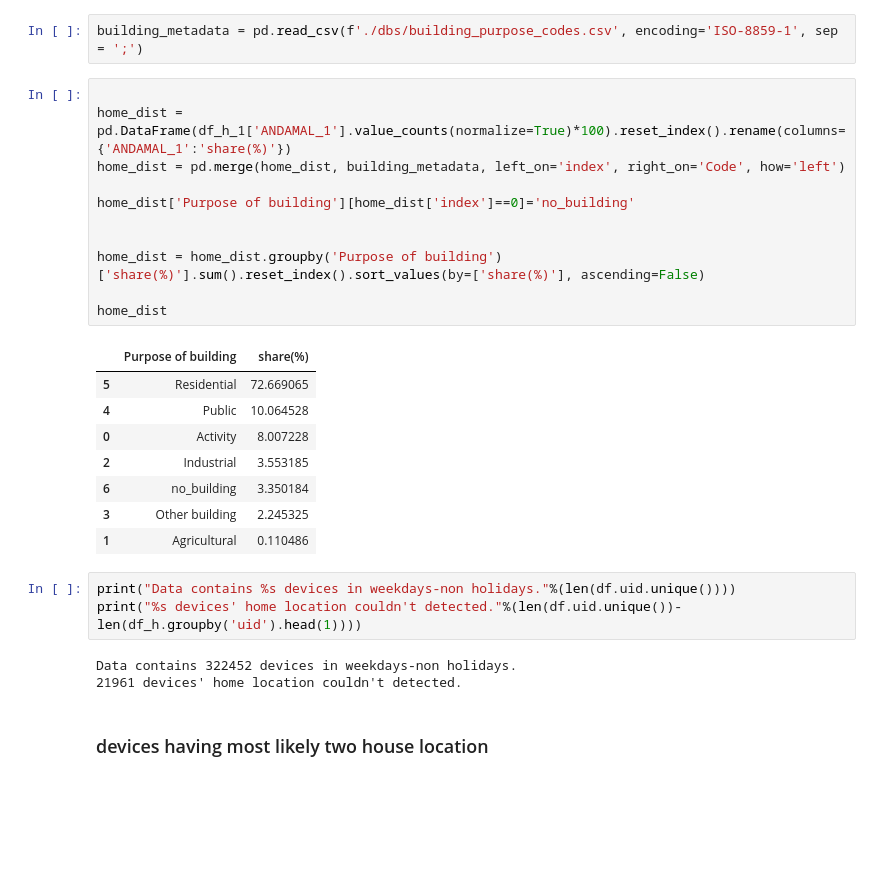
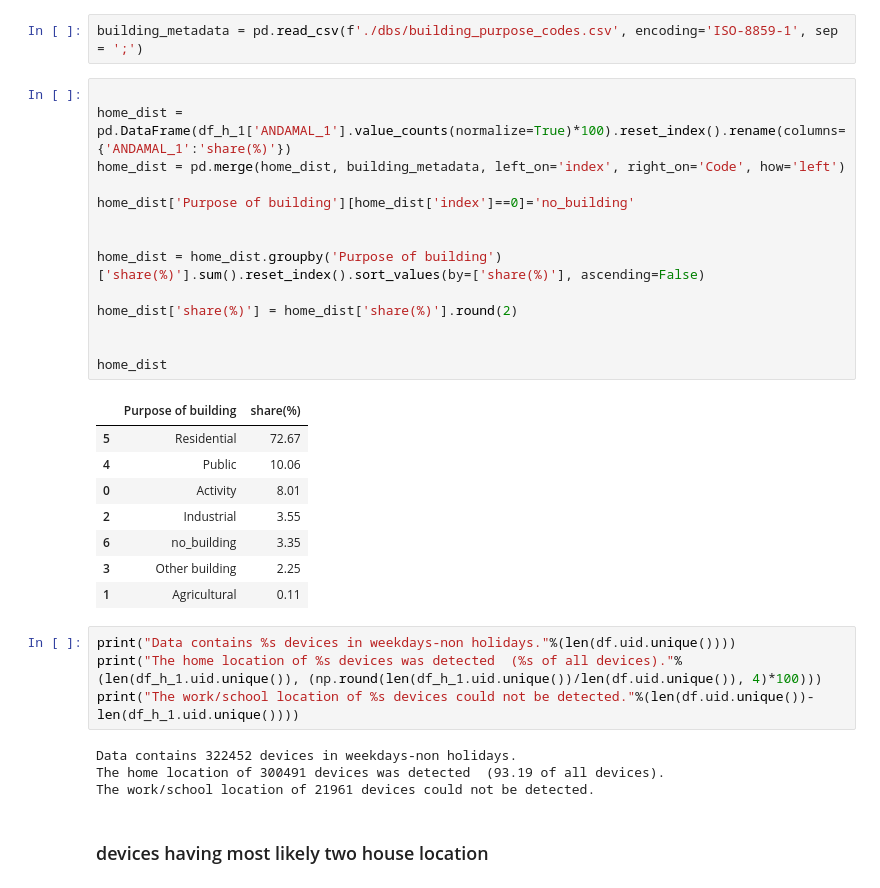
Before and after one commit to tozlucaglar/MAD4AG, a Jupyter notebook: src/3-Home-location-estimation.ipynb, the cells around one changed output. Saved outputs shown, nothing was run; the diff lists cells and outputs as text; blank space fills up the shorter version.

```diff
--- a/src/3-Home-location-estimation.ipynb
+++ b/src/3-Home-location-estimation.ipynb
@@ -179,29 +177,34 @@ building_metadata = pd.read_csv(f'./dbs/building_purpose_codes.csv', encoding='I
 # %%
 
 home_dist = pd.DataFrame(df_h_1['ANDAMAL_1'].value_counts(normalize=True)*100).reset_index().rename(columns={'ANDAMAL_1':'share(%)'})
 home_dist = pd.merge(home_dist, building_metadata, left_on='index', right_on='Code', how='left')
 
 home_dist['Purpose of building'][home_dist['index']==0]='no_building'
 
 
 home_dist = home_dist.groupby('Purpose of building')['share(%)'].sum().reset_index().sort_values(by=['share(%)'], ascending=False)
 
+home_dist['share(%)'] = home_dist['share(%)'].round(2)
+
+
 home_dist
 # %% [output]
 |  | Purpose of building | share(%) |
-| 5 | Residential | 72.669065 |
-| 4 | Public | 10.064528 |
-| 0 | Activity | 8.007228 |
-| 2 | Industrial | 3.553185 |
-| 6 | no_building | 3.350184 |
-| 3 | Other building | 2.245325 |
-| 1 | Agricultural | 0.110486 |
+| 5 | Residential | 72.67 |
+| 4 | Public | 10.06 |
+| 0 | Activity | 8.01 |
+| 2 | Industrial | 3.55 |
+| 6 | no_building | 3.35 |
+| 3 | Other building | 2.25 |
+| 1 | Agricultural | 0.11 |
 # %%
 print("Data contains %s devices in weekdays-non holidays."%(len(df.uid.unique())))
-print("%s devices' home location couldn't detected."%(len(df.uid.unique())-len(df_h.groupby('uid').head(1))))
+print("The home location of %s devices was detected  (%s of all devices)."%(len(df_h_1.uid.unique()), (np.round(len(df_h_1.uid.unique())/len(df.uid.unique()), 4)*100)))
+print("The work/school location of %s devices could not be detected."%(len(df.uid.unique())-len(df_h_1.uid.unique())))
 # %% [output]
 Data contains 322452 devices in weekdays-non holidays.
-21961 devices' home location couldn't detected.
+The home location of 300491 devices was detected  (93.19 of all devices).
+The work/school location of 21961 devices could not be detected.
 # %% [markdown]
 ### devices having  most likely two house location
 # %%
```
Also changed, not shown: parts of 1 cell of this notebook, 1 other file.
